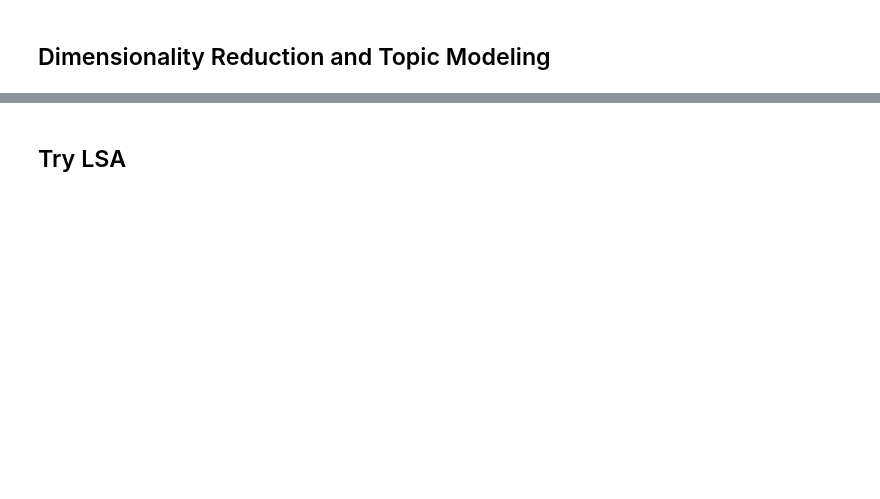
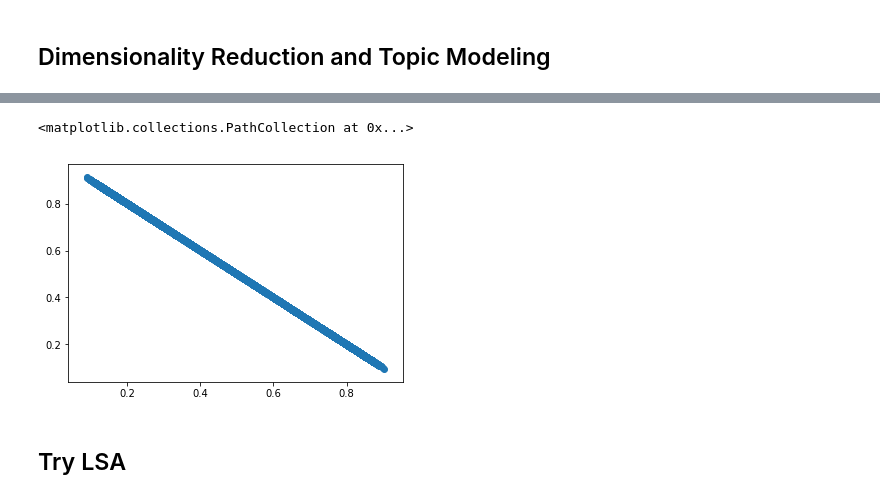
Before and after one commit to TifMoe/partisan-tweets, a Jupyter notebook: notebooks/Text_Processing.ipynb, the cells around one changed output, grey strips where cells are left out. Drawn from its saved outputs; the diff is of its cells as text; code cells hidden in the pictures; blank space fills up the shorter version.

```diff
--- a/notebooks/Text_Processing.ipynb
+++ b/notebooks/Text_Processing.ipynb
@@ -217,3 +360,8 @@ lda.print_topics()
+# %%
+plt.scatter(topic_x, topic_y)
+# %% [output]
+<matplotlib.collections.PathCollection at 0x...>
+[figure, added]
 # %% [markdown]
 ## Try LSA
 # %%
```
Also changed, not shown: parts of 35 cells of this notebook.
